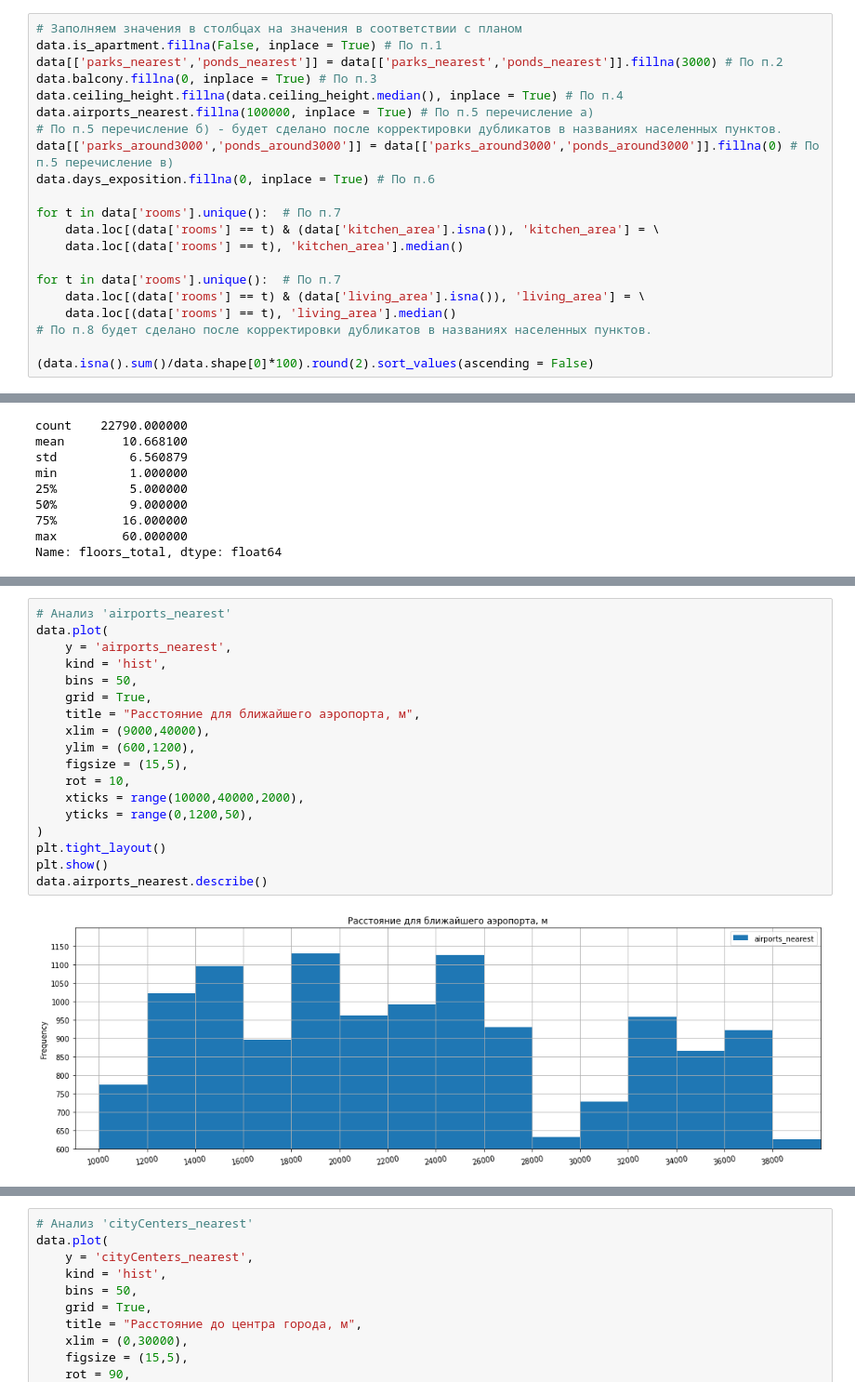
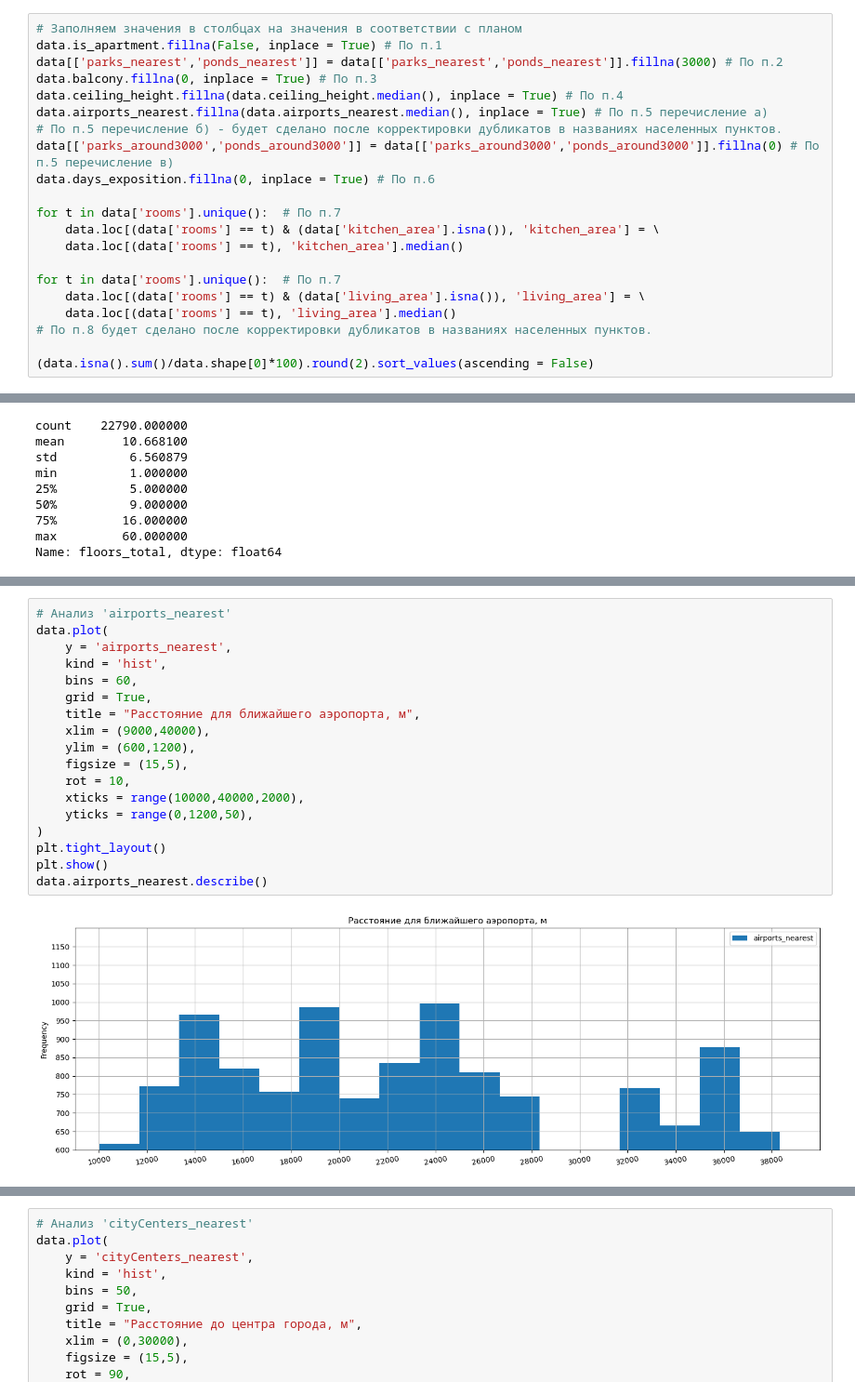
Before and after one commit to AndreyBONCH/ds_yandex_practicum, a Jupyter notebook: 3 (EDA) Определение_рыночной_стоимости_объектов_недвижимости_(порфолио).ipynb, the cells around one changed output, grey strips where cells are left out. Shown at 93% size. Saved outputs shown, nothing was run; the diff lists cells and outputs as text.

```diff
--- a/3 (EDA) Определение_рыночной_стоимости_объектов_недвижимости_(порфолио).ipynb
+++ b/3 (EDA) Определение_рыночной_стоимости_объектов_недвижимости_(порфолио).ipynb
@@ -263,7 +313,7 @@ data.is_apartment.fillna(False, inplace = True) # По п.1
 data[['parks_nearest','ponds_nearest']] = data[['parks_nearest','ponds_nearest']].fillna(3000) # По п.2
 data.balcony.fillna(0, inplace = True) # По п.3
 data.ceiling_height.fillna(data.ceiling_height.median(), inplace = True) # По п.4
-data.airports_nearest.fillna(100000, inplace = True) # По п.5 перечисление а)
+data.airports_nearest.fillna(data.airports_nearest.median(), inplace = True) # По п.5 перечисление а)
 # По п.5 перечисление б) - будет сделано после корректировки дубликатов в названиях населенных пунктов.
 data[['parks_around3000','ponds_around3000']] = data[['parks_around3000','ponds_around3000']].fillna(0) # По п.5 перечисление в)
 data.days_exposition.fillna(0, inplace = True) # По п.6
@@ -1221,23 +976,23 @@ Name: floors_total, dtype: float64
 # %%
 # Анализ 'airports_nearest'
 data.plot(
     y = 'airports_nearest',
     kind = 'hist',
-    bins = 50,
+    bins = 60,
     grid = True,
     title = "Расстояние для ближайшего аэропорта, м",
     xlim = (9000,40000),
     ylim = (600,1200),
     figsize = (15,5),
     rot = 10,
     xticks = range(10000,40000,2000),
     yticks = range(0,1200,50),
 )
 plt.tight_layout()
 plt.show()
 data.airports_nearest.describe()
 # %% [output]
-[figure, old version]
+[figure, new version]
 count     22790.000000
 mean      45515.504081
 std       32069.004412
```
Also changed, not shown: parts of 64 cells of this notebook.
